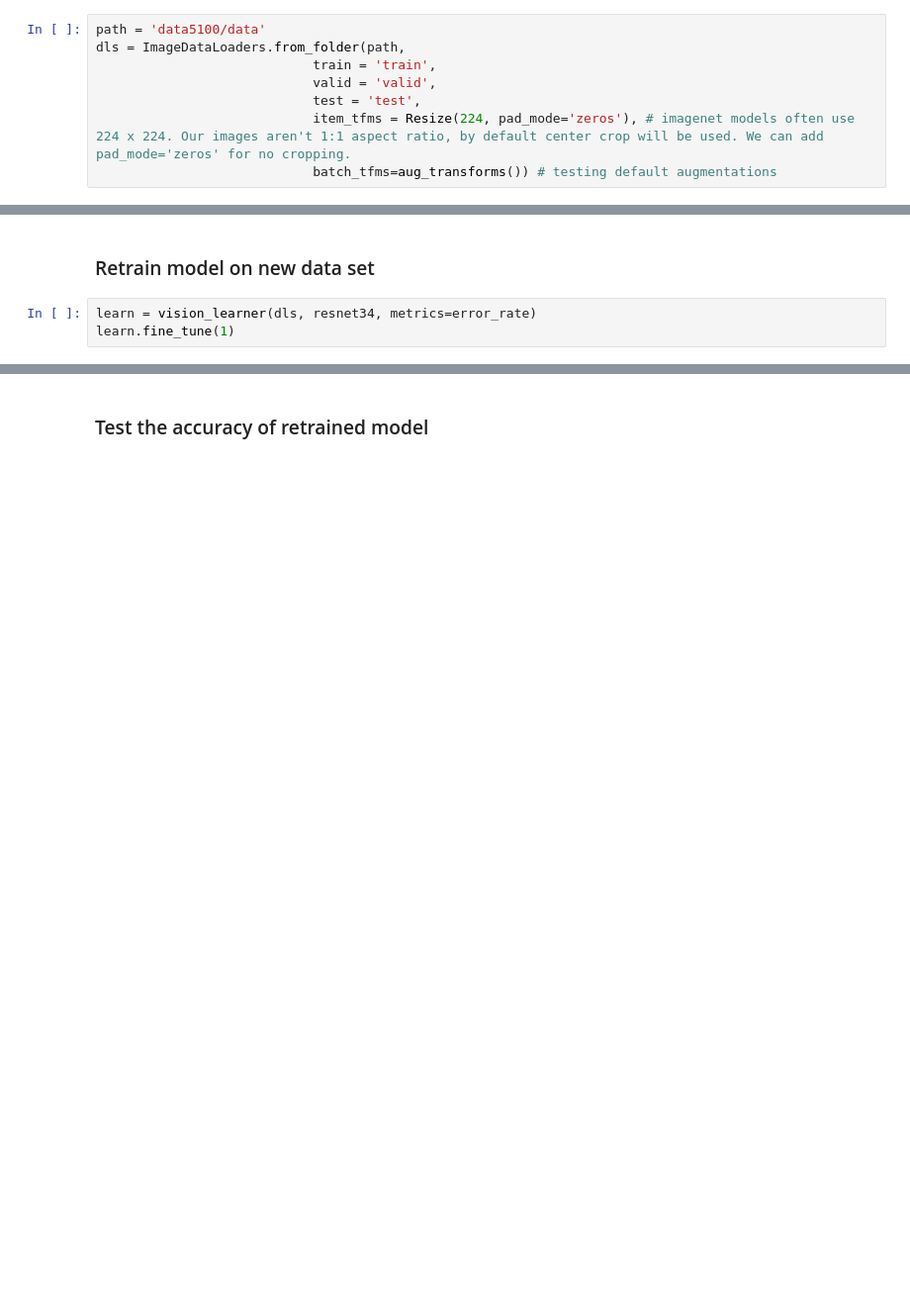
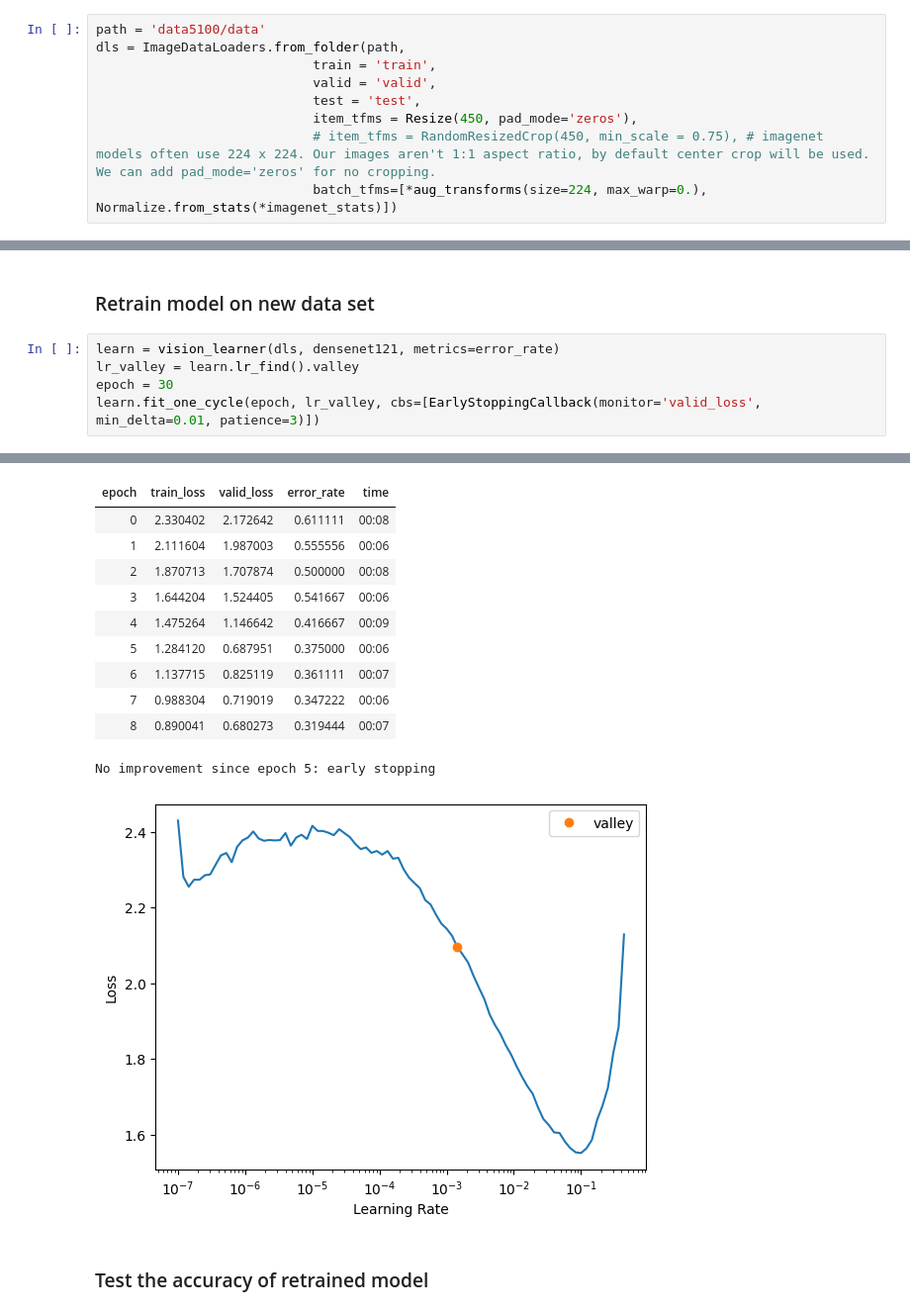
Before and after one commit to davay/data5100, a Jupyter notebook: classifier.ipynb, the cells around one changed output, grey strips where cells are left out. Shown at 99% size. Drawn from its saved outputs; the diff is of its cells as text; blank space fills up the shorter version.

Commit message:
preprocessing changes + normalization, earlystop callback for epoch, learning rate finder, densenet121

```diff
--- a/classifier.ipynb
+++ b/classifier.ipynb
@@ -55,8 +64,9 @@ dls = ImageDataLoaders.from_folder(path,
                             train = 'train',
                             valid = 'valid',
                             test = 'test',
-                            item_tfms = Resize(224, pad_mode='zeros'), # imagenet models often use 224 x 224. Our images aren't 1:1 aspect ratio, by default center crop will be used. We can add pad_mode='zeros' for no cropping.
-                            batch_tfms=aug_transforms()) # testing default augmentations
+                            item_tfms = Resize(450, pad_mode='zeros'),
+                            # item_tfms = RandomResizedCrop(450, min_scale = 0.75), # imagenet models often use 224 x 224. Our images aren't 1:1 aspect ratio, by default center crop will be used. We can add pad_mode='zeros' for no cropping.
+                            batch_tfms=[*aug_transforms(size=224, max_warp=0.), Normalize.from_stats(*imagenet_stats)])
 # %% [markdown]
 ### Test the accuracy of stock imagenet model
 # %%
@@ -68,6 +78,9 @@ dls = ImageDataLoaders.from_folder(path,
 # model.eval()
 # %% [markdown]
 ### Retrain model on new data set
-# %%
-learn = vision_learner(dls, resnet34, metrics=error_rate)
-learn.fine_tune(1)
+# %%
+learn = vision_learner(dls, densenet121, metrics=error_rate)
+lr_valley = learn.lr_find().valley
+epoch = 30
+learn.fit_one_cycle(epoch, lr_valley, cbs=[EarlyStoppingCallback(monitor='valid_loss', min_delta=0.01, patience=3)])
+# %% [output]
@@ -74,3 +89,15 @@ learn.fine_tune(1)
+| epoch | train_loss | valid_loss | error_rate | time |
+| 0 | 2.330402 | 2.172642 | 0.611111 | 00:08 |
+| 1 | 2.111604 | 1.987003 | 0.555556 | 00:06 |
+| 2 | 1.870713 | 1.707874 | 0.500000 | 00:08 |
+| 3 | 1.644204 | 1.524405 | 0.541667 | 00:06 |
+| 4 | 1.475264 | 1.146642 | 0.416667 | 00:09 |
+| 5 | 1.284120 | 0.687951 | 0.375000 | 00:06 |
+| 6 | 1.137715 | 0.825119 | 0.361111 | 00:07 |
+| 7 | 0.988304 | 0.719019 | 0.347222 | 00:06 |
+| 8 | 0.890041 | 0.680273 | 0.319444 | 00:07 |
+No improvement since epoch 5: early stopping
+[figure, added]
 # %% [markdown]
 ### Test the accuracy of retrained model
 # %%
```
Also changed, not shown: parts of 4 cells of this notebook.
